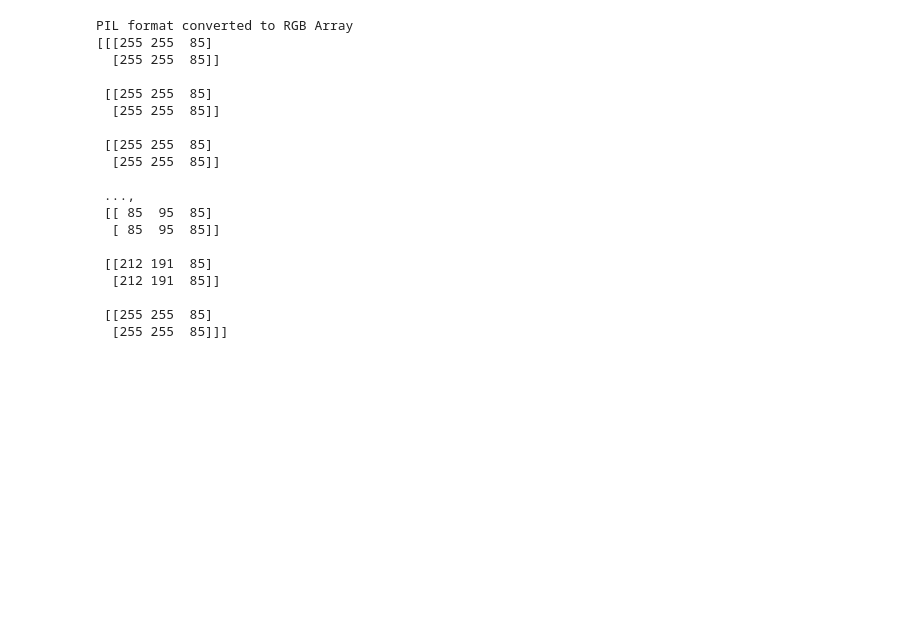
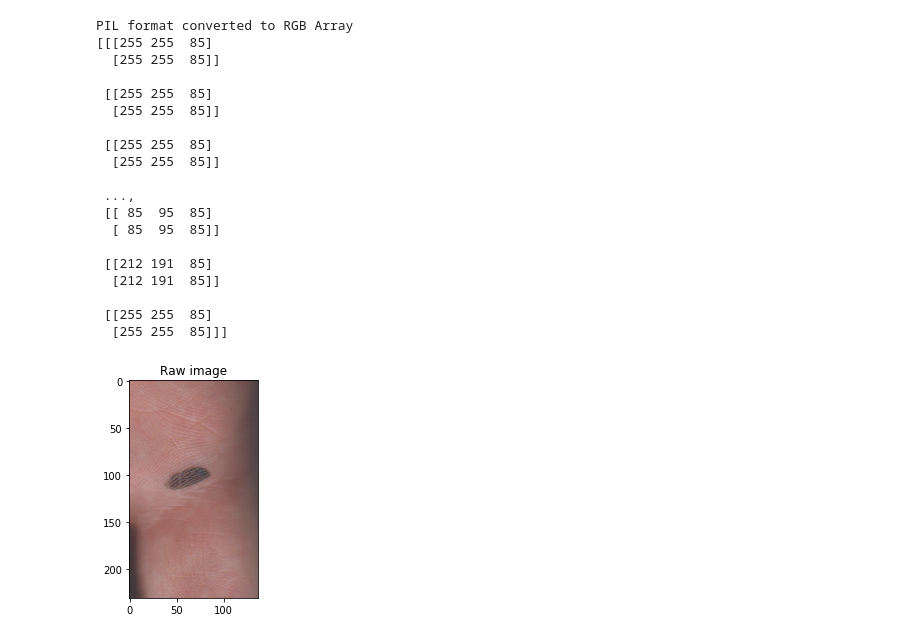
Before and after one commit to ChrissTestZone/python-finger-measurement, a Jupyter notebook: Untitled.ipynb, the cells around one changed output. Saved outputs shown, nothing was run; the diff lists cells and outputs as text; code cells hidden in the pictures; blank space fills up the shorter version.

Commit message:
Add files via upload
Added finger scans
Added example code from colour thresholding

```diff
--- a/Untitled.ipynb
+++ b/Untitled.ipynb
@@ -157,3 +157,89 @@ print(subprocess.check_output(["C:\\Program Files (x86)\\IrfanView\\i_view32.exe
 #  4) Mark thresholds and data values on image
 #  6) Save data to text
 #  7) Save image to destination folder
+# %%
+# Same as cell 6 with two real scans
+# Search for feature over strip of the image
+# Crop a strip along our axis of interest
+from scipy import misc
+import matplotlib.pyplot as plt
+from PIL import Image, ImageDraw
+
+
+img = Image.open("finger1sub.png")
+plt.imshow(img)
+plt.title('Raw image')
+plt.show()
+
+cropped = img.crop((51,0,70,img.size[1]))
+plt.imshow(cropped)
+plt.title('Cropped strip')
+plt.show()
+
+# Turn the strip into a numpy array
+import numpy as np
+croppedData = np.asarray(cropped, dtype=np.uint8)
+#print(croppedData.shape)
+#print(croppedData)
+
+# Average the pixels horizontally
+averagedData = np.zeros(croppedData.shape[0])
+
+i = 0
+for row in croppedData:
+  #print('Row: %r Average: %.1f' %(row, np.average(row)))
+  averagedData[i] = np.average(row)
+  i = i + 1
+
+#print(averagedData.shape)
+#print(averagedData)
+
+# Plot
+plt.plot(averagedData)
+plt.title('Averaged colour values - see the vertical black line around 50')
+plt.show()
+
+
+
+
+img = Image.open("finger1subbw.png")
+plt.imshow(img)
+plt.title('Raw image')
+plt.show()
+
+cropped = img.crop((105,0,175,img.size[1]))
+plt.imshow(cropped)
+plt.title('Cropped strip')
+plt.show()
+
+# Turn the strip into a numpy array
+import numpy as np
+croppedData = np.asarray(cropped, dtype=np.uint8)
+#print(croppedData.shape)
+#print(croppedData)
+
+# Average the pixels horizontally
+averagedData = np.zeros(croppedData.shape[0])
+
+i = 0
+for row in croppedData:
+  #print('Row: %r Average: %.1f' %(row, np.average(row)))
+  averagedData[i] = np.average(row)
+  i = i + 1
+
+#print(averagedData.shape)
+#print(averagedData)
+
+# Plot
+plt.plot(averagedData)
+plt.title('Averaged colour values - see the vertical black line around 50')
+plt.show()
+
+
+
+# Convert to RGB
+testIm = np.array(cropped.convert("RGB"))
+print('PIL format converted to RGB Array')
+print(testIm)
+# %% [output]
+[figure, added]
```
Also changed, not shown: parts of 2 cells of this notebook, 3 other files.
